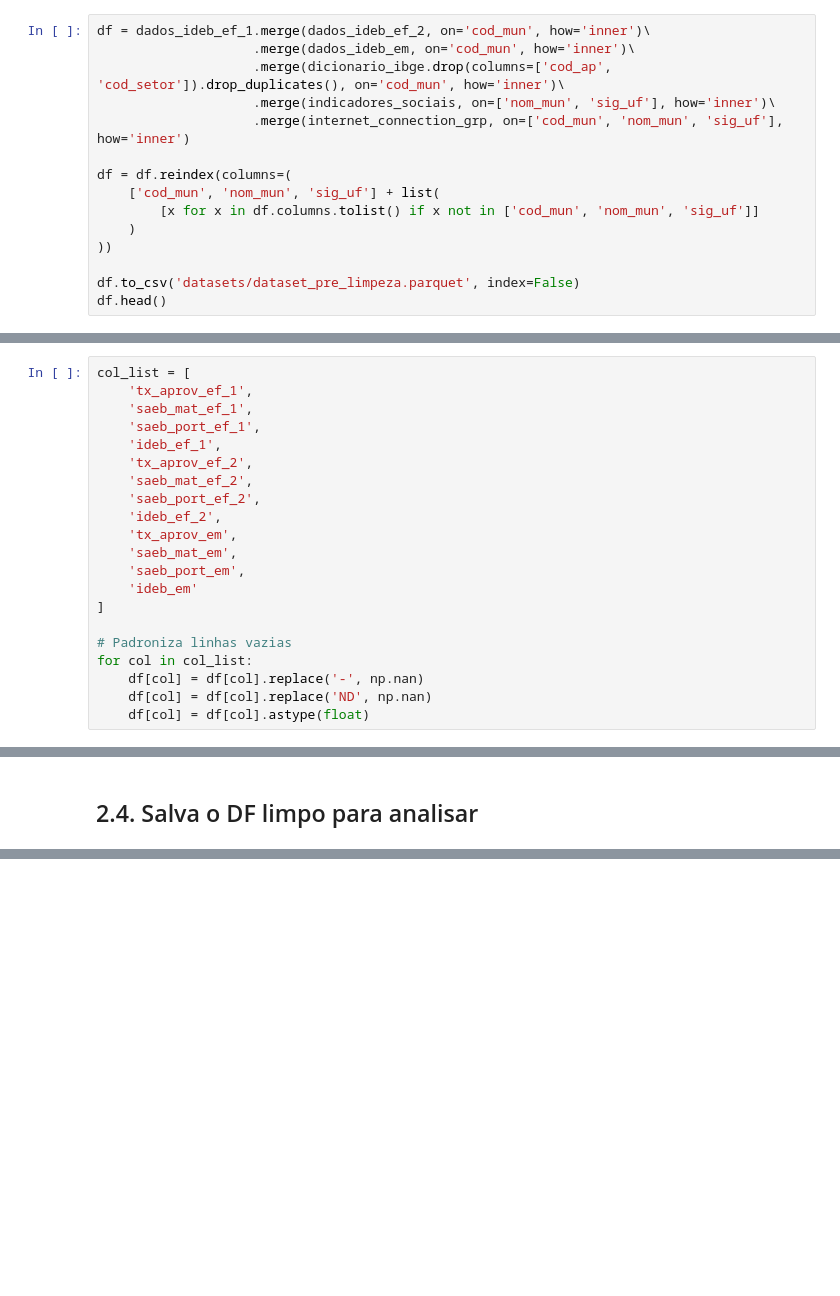
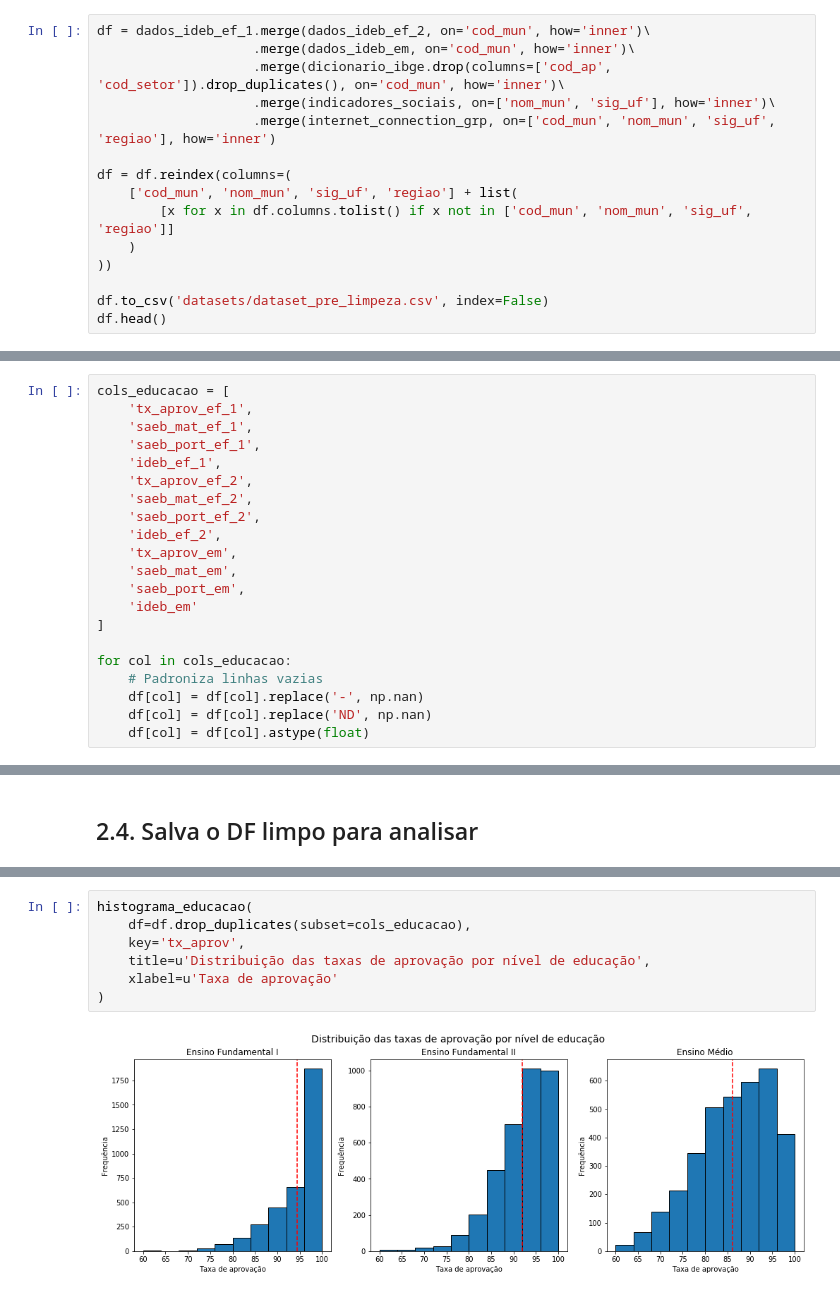
Before and after one commit to guilhermeolivsilva/tp-icd, a Jupyter notebook: Script_Trabalho.ipynb, the cells around one changed output, grey strips where cells are left out. Cells and saved outputs as stored; diff of their text form; blank space fills up the shorter version.

```diff
--- a/Script_Trabalho.ipynb
+++ b/Script_Trabalho.ipynb
@@ -188,13 +260,13 @@ df = dados_ideb_ef_1.merge(dados_ideb_ef_2, on='cod_mun', how='inner')\
                     .merge(dados_ideb_em, on='cod_mun', how='inner')\
                     .merge(dicionario_ibge.drop(columns=['cod_ap', 'cod_setor']).drop_duplicates(), on='cod_mun', how='inner')\
                     .merge(indicadores_sociais, on=['nom_mun', 'sig_uf'], how='inner')\
-                    .merge(internet_connection_grp, on=['cod_mun', 'nom_mun', 'sig_uf'], how='inner')
+                    .merge(internet_connection_grp, on=['cod_mun', 'nom_mun', 'sig_uf', 'regiao'], how='inner')
 
 df = df.reindex(columns=(
-    ['cod_mun', 'nom_mun', 'sig_uf'] + list(
-        [x for x in df.columns.tolist() if x not in ['cod_mun', 'nom_mun', 'sig_uf']]
+    ['cod_mun', 'nom_mun', 'sig_uf', 'regiao'] + list(
+        [x for x in df.columns.tolist() if x not in ['cod_mun', 'nom_mun', 'sig_uf', 'regiao']]
     )
 ))
 
-df.to_csv('datasets/dataset_pre_limpeza.parquet', index=False)
+df.to_csv('datasets/dataset_pre_limpeza.csv', index=False)
 df.head()
@@ -203,7 +283,7 @@ df.head()
 # %% [markdown]
 ## 2.1. Dados de educação
 # %%
-col_list = [
+cols_educacao = [
     'tx_aprov_ef_1',
     'saeb_mat_ef_1',
     'saeb_port_ef_1',
@@ -218,8 +298,8 @@ col_list = [
     'ideb_em'
 ]
 
-# Padroniza linhas vazias
-for col in col_list:
+for col in cols_educacao:
+    # Padroniza linhas vazias
     df[col] = df[col].replace('-', np.nan)
     df[col] = df[col].replace('ND', np.nan)
     df[col] = df[col].astype(float)
@@ -255,0 +504,9 @@ df.head()
+# %%
+histograma_educacao(
+    df=df.drop_duplicates(subset=cols_educacao),
+    key='tx_aprov',
+    title=u'Distribuição das taxas de aprovação por nível de educação',
+    xlabel=u'Taxa de aprovação'
+)
+# %% [output]
+[figure, added]
```
Also changed, not shown: parts of 61 cells of this notebook, 3 other files.
